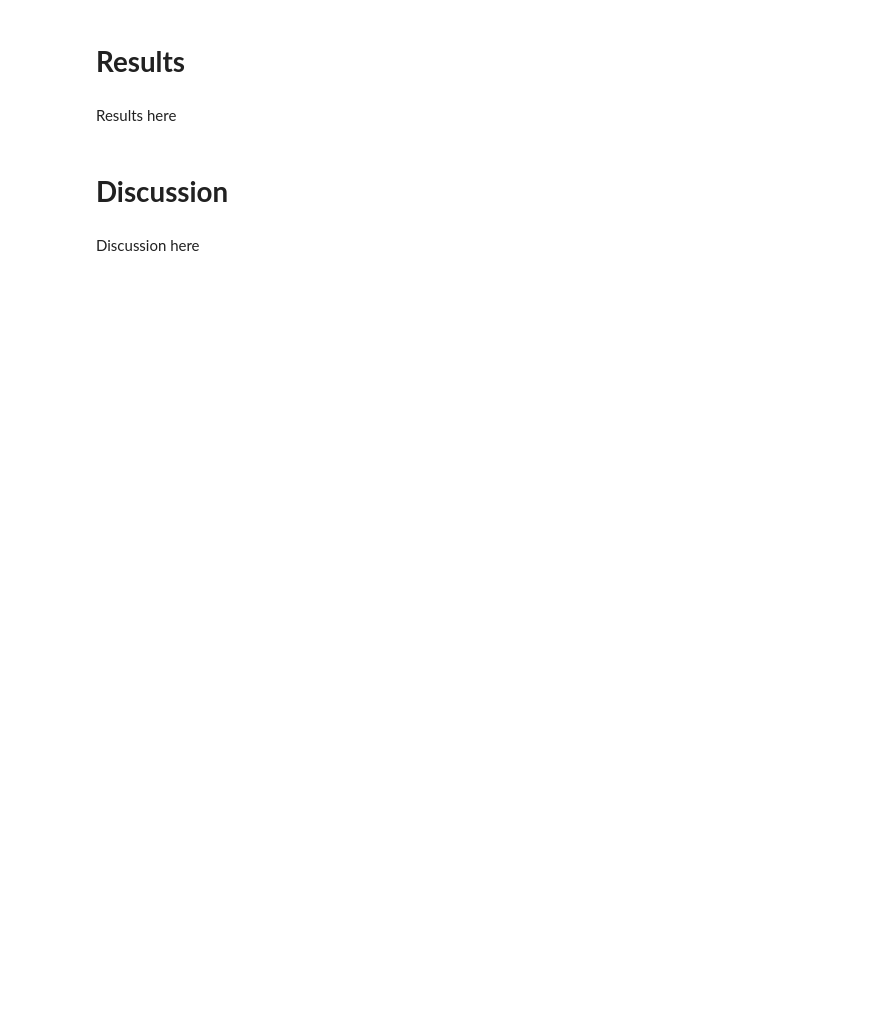
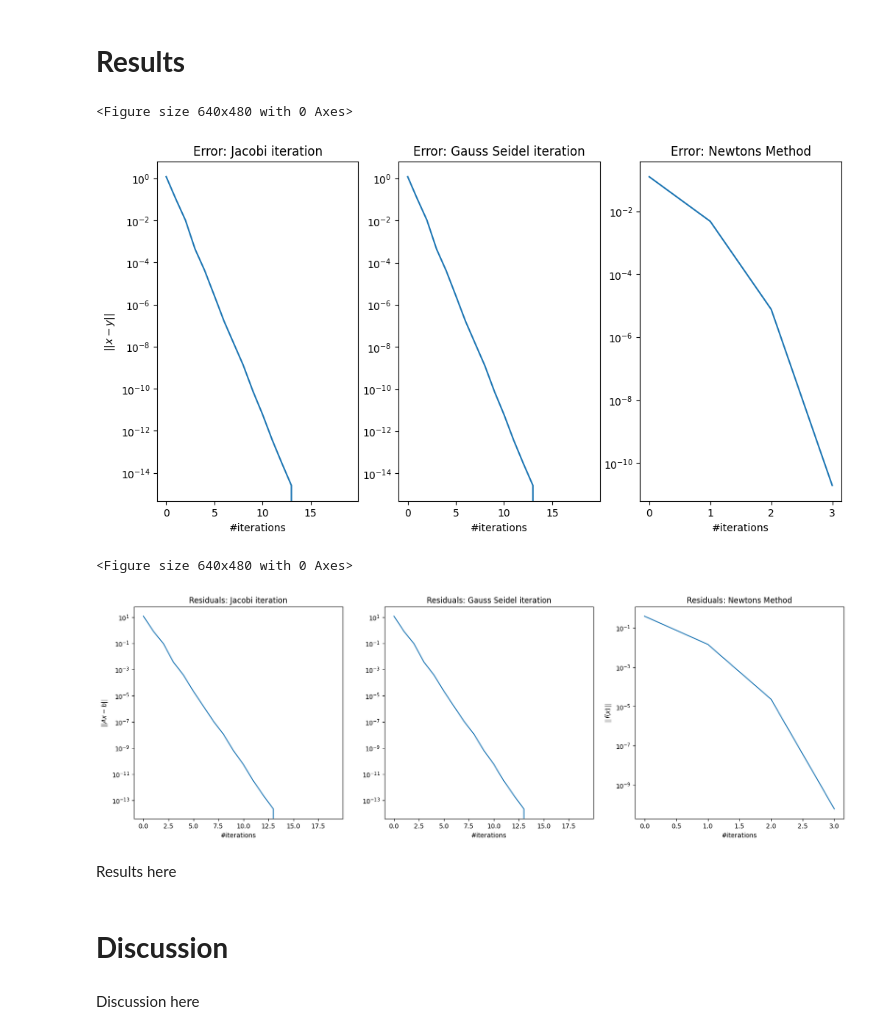
Before and after one commit to johanhoffman/DD2363_VT24, a Jupyter notebook: Lab2/Widen00_lab2.ipynb, the cells around one changed output. Saved outputs shown, nothing was run; the diff lists cells and outputs as text; code cells hidden in the pictures; blank space fills up the shorter version.

Commit message:
Assignment 3 and plots done. TODO write the rest of the report

```diff
--- a/Lab2/Widen00_lab2.ipynb
+++ b/Lab2/Widen00_lab2.ipynb
@@ -65,7 +67,7 @@ Methods and code here
 # Run this block to set up matrix for gauss seidel and jacobi iteration
 
 
-n = 50
+n = 10
 m = n
 # Should be diagonally dominant
 # Matrix is randomized with zeroes and ones
@@ -236,3 +310,48 @@ M =  [[ 0.00000000e+00  0.00000000e+00  0.00000000e+00 ... -2.00000000e-02
+# %%
+# Plot results
+
+# Error plots
+plt.figure(1)
+plt.figure(figsize=(12, 6))
+plt.subplot(131)
+plt.semilogy(error_vec_jacobi)
+plt.title("Error: Jacobi iteration")
+plt.ylabel("$||x-y||$")
+plt.xlabel("#iterations")
+plt.subplot(132)
+plt.semilogy(error_vec_gauss_seidel)
+plt.title("Error: Gauss Seidel iteration")
+plt.xlabel("#iterations")
+plt.subplot(133)
+plt.semilogy(errors_newton)
+plt.title("Error: Newtons Method")
+plt.xlabel("#iterations")
+plt.show()
+
+# Residual plots
+plt.figure(2)
+plt.tight_layout()
+plt.figure(figsize=(20, 6))
+plt.subplot(131)
+plt.semilogy(residuals_jacobi)
+plt.title("Residuals: Jacobi iteration")
+plt.ylabel("$||Ax-b||$")
+plt.xlabel("#iterations")
+plt.subplot(132)
+plt.semilogy(residuals_gauss_seidel)
+plt.title("Residuals: Gauss Seidel iteration")
+plt.xlabel("#iterations")
+plt.subplot(133)
+plt.semilogy(residuals_newton)
+plt.title("Residuals: Newtons Method")
+plt.ylabel("$||f(x)||$")
+plt.xlabel("#iterations")
+plt.show()
+# %% [output]
+<Figure size 640x480 with 0 Axes>
+[figure, added]
+<Figure size 640x480 with 0 Axes>
+[figure, added]
 # %% [markdown]
 Results here
 # %% [markdown]
```
Also changed, not shown: parts of 6 cells of this notebook.
